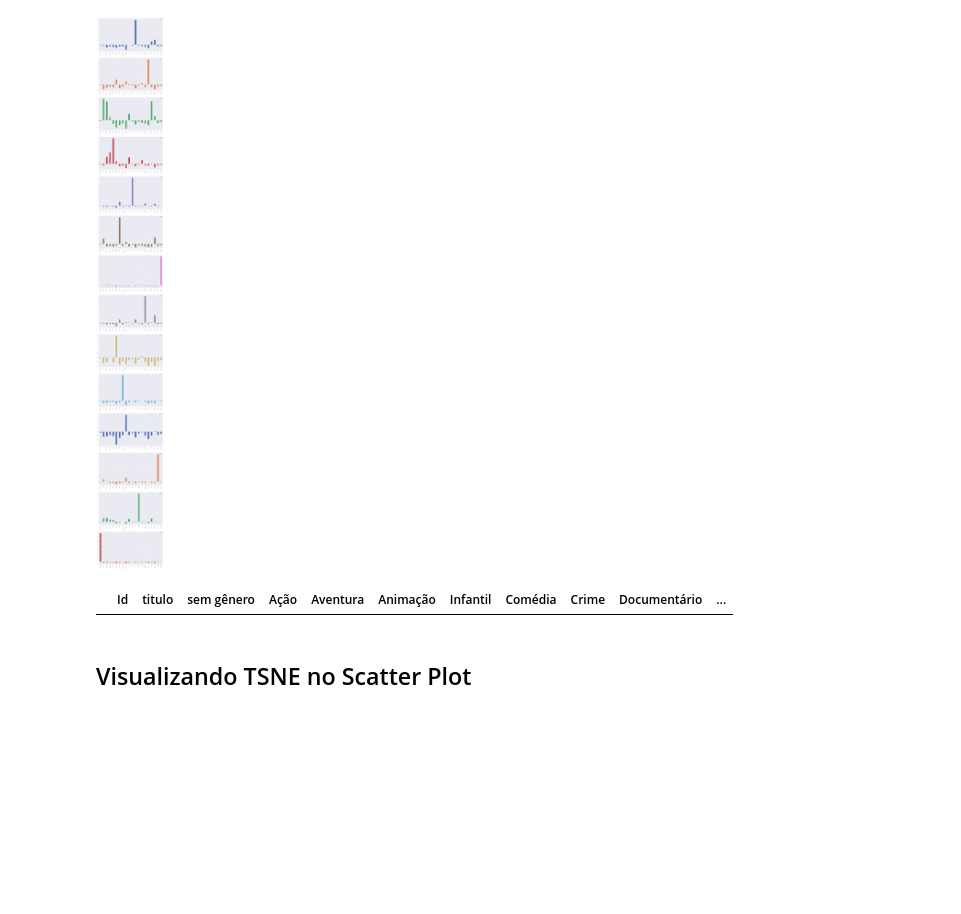
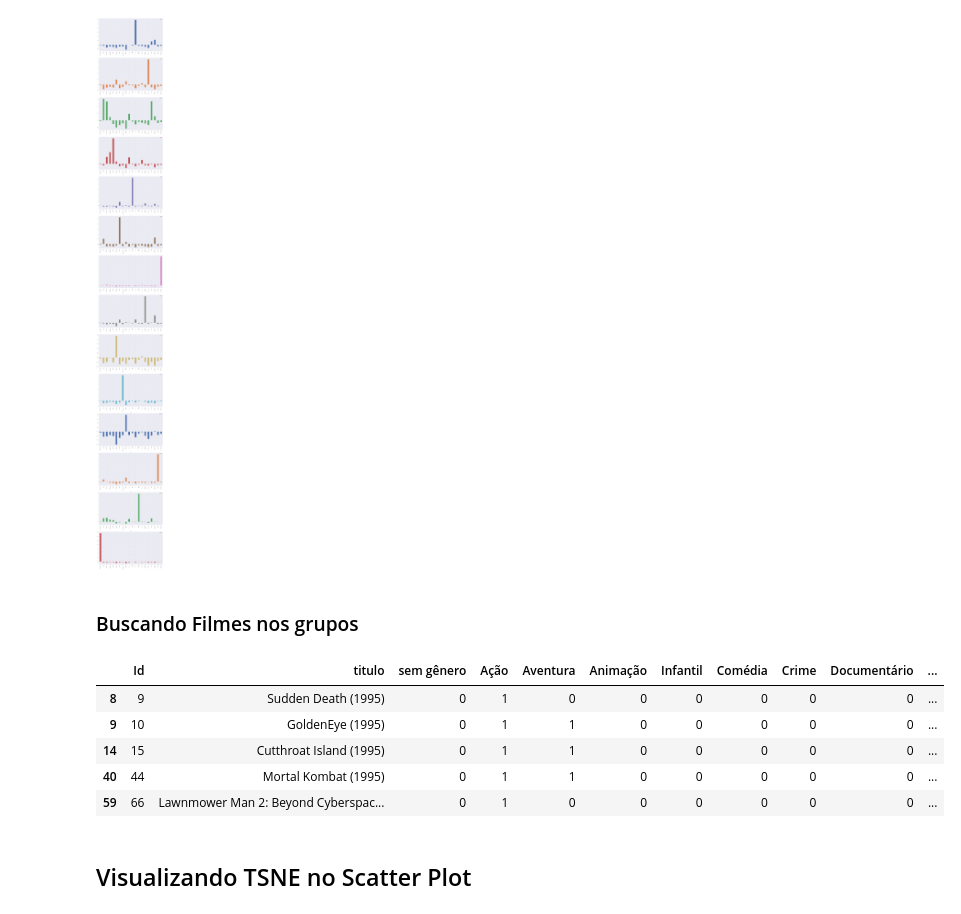
Before and after one commit to gabrielvieiraf/ProjetosPython, a Jupyter notebook: GoogleColab/MachineLearning/ML_N_Supervisionada01.ipynb, the cells around one changed output. Drawn from its saved outputs; the diff is of its cells as text; code cells hidden in the pictures; blank space fills up the shorter version.

```diff
--- a/GoogleColab/MachineLearning/ML_N_Supervisionada01.ipynb
+++ b/GoogleColab/MachineLearning/ML_N_Supervisionada01.ipynb
@@ -152,12 +152,19 @@ array([<matplotlib.axes._subplots.AxesSubplot object at 0x...>,
        <matplotlib.axes._subplots.AxesSubplot object at 0x...>],
       dtype=object)
 [figure]
+# %% [markdown]
+### Buscando Filmes nos grupos
 # %%
-grupo = 15
+grupo = 2
 filtro = modelo.labels_ ==  grupo
 dados_filmes[filtro].head()
 # %% [output]
 |  | Id | titulo | sem gênero | Ação | Aventura | Animação | Infantil | Comédia | Crime | Documentário | ... |
+| 8 | 9 | Sudden Death (1995) | 0 | 1 | 0 | 0 | 0 | 0 | 0 | 0 | ... |
+| 9 | 10 | GoldenEye (1995) | 0 | 1 | 1 | 0 | 0 | 0 | 0 | 0 | ... |
+| 14 | 15 | Cutthroat Island (1995) | 0 | 1 | 1 | 0 | 0 | 0 | 0 | 0 | ... |
+| 40 | 44 | Mortal Kombat (1995) | 0 | 1 | 1 | 0 | 0 | 0 | 0 | 0 | ... |
+| 59 | 66 | Lawnmower Man 2: Beyond Cyberspac... | 0 | 1 | 0 | 0 | 0 | 0 | 0 | 0 | ... |
 # %% [markdown]
 ## Visualizando TSNE no Scatter Plot
 # %%
```
